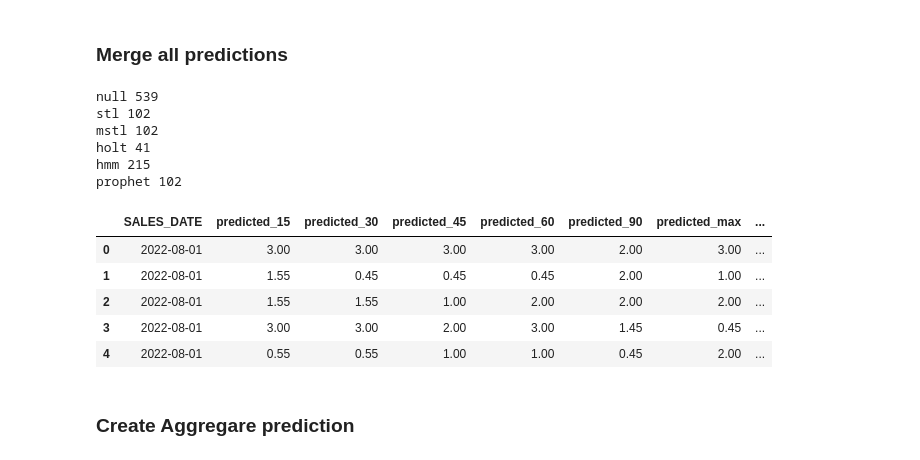
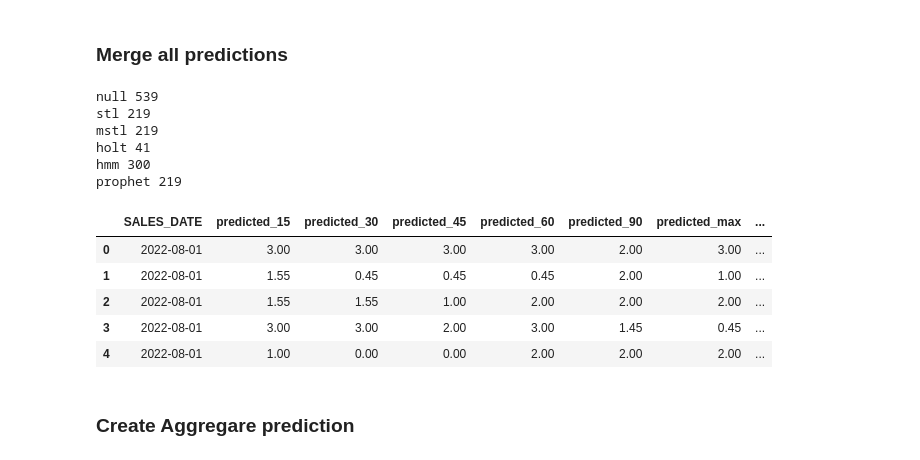
Before and after one commit to ashish1610dhiman/msa_project_week, a Jupyter notebook: notebooks/ashish_validation_train/d1.deck_results_rmse.ipynb, the cells around one changed output. Saved outputs shown, nothing was run; the diff lists cells and outputs as text; code cells hidden in the pictures.

```diff
--- a/notebooks/ashish_validation_train/d1.deck_results_rmse.ipynb
+++ b/notebooks/ashish_validation_train/d1.deck_results_rmse.ipynb
@@ -59,7 +102,7 @@ y_pred_hmm.Encoded_SKU_ID.nunique()
 # %%
 #y_prophet_stl
 import pickle
-with open('../../data/stl_prophet_final_results_127sku.pkl', 'rb') as f:
+with open('../../data/stl_prophet_final_results_127sku2.pkl', 'rb') as f:
     all_preds = pickle.load(f)
 
 y_pred_prophet_stl_mstl = pd.DataFrame()
@@ -91,27 +150,27 @@ print("hmm",y_pred_hmm["Encoded_SKU_ID"].nunique())
 print("prophet",y_pred_prophet["Encoded_SKU_ID"].nunique())
 # %% [output]
 null 539
-stl 102
-mstl 102
+stl 219
+mstl 219
 holt 41
-hmm 215
-prophet 102
+hmm 300
+prophet 219
 # %%
 y_pred_holt1 = y_pred_holt.rename(columns={"predicted":"predicted_holt"})
 # %%
 all_predictions = y_pred_hmm.merge(y_pred_prophet_stl_mstl,on=["Encoded_SKU_ID","SALES_DATE"],how="outer"\
                                             ).merge(y_pred_null,on=["Encoded_SKU_ID","SALES_DATE"],how="outer",\
                                                    suffixes = ("_15","_null"),\
                                                    ).merge(y_pred_holt1,on=["Encoded_SKU_ID","SALES_DATE"],how="outer"\
-                                                          ,suffixes=("","_holt"))
+                                                          ,suffixes=("","_holt")).drop_duplicates()
 all_predictions.head()
 # %% [output]
 |  | SALES_DATE | predicted_15 | predicted_30 | predicted_45 | predicted_60 | predicted_90 | predicted_max | ... |
 | 0 | 2022-08-01 | 3.00 | 3.00 | 3.00 | 3.00 | 2.00 | 3.00 | ... |
 | 1 | 2022-08-01 | 1.55 | 0.45 | 0.45 | 0.45 | 2.00 | 1.00 | ... |
 | 2 | 2022-08-01 | 1.55 | 1.55 | 1.00 | 2.00 | 2.00 | 2.00 | ... |
 | 3 | 2022-08-01 | 3.00 | 3.00 | 2.00 | 3.00 | 1.45 | 0.45 | ... |
-| 4 | 2022-08-01 | 0.55 | 0.55 | 1.00 | 1.00 | 0.45 | 2.00 | ... |
+| 4 | 2022-08-01 | 1.00 | 0.00 | 0.00 | 2.00 | 2.00 | 2.00 | ... |
 # %%
 all_predictions = all_predictions.rename(columns={
     "STL_prediction":"predicted_STL",\
```
Also changed, not shown: parts of 52 cells of this notebook, 6 other files.
